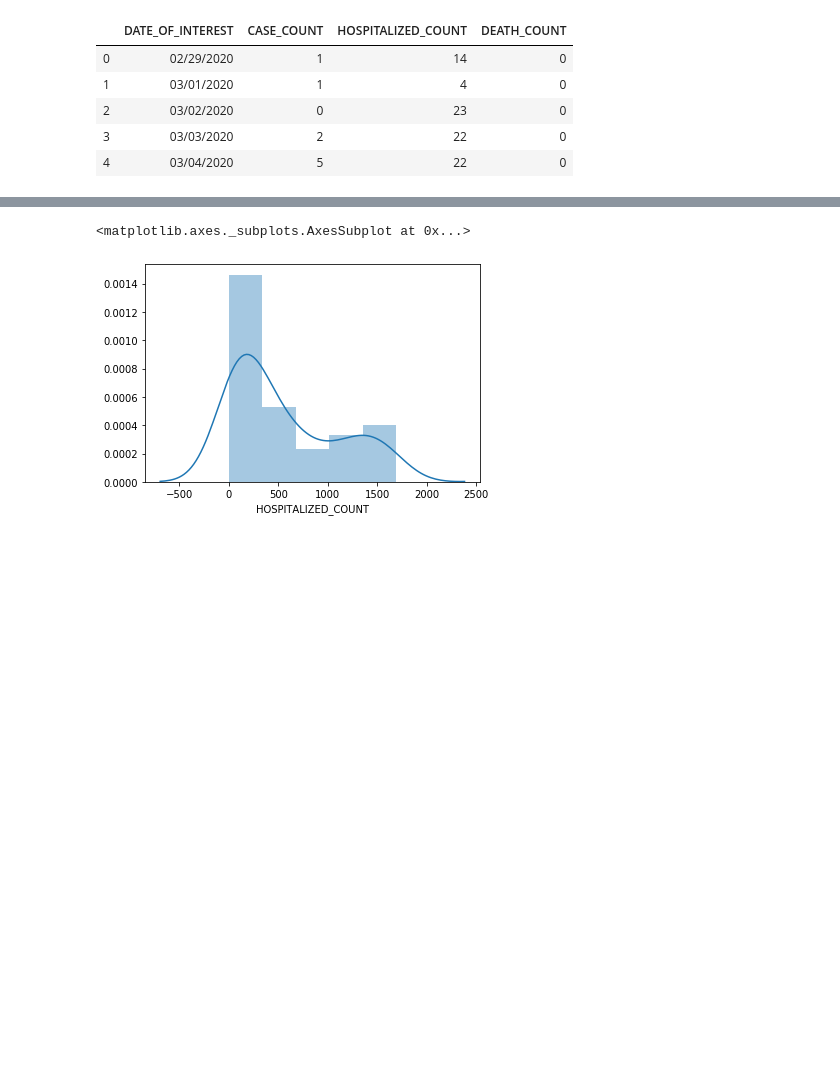
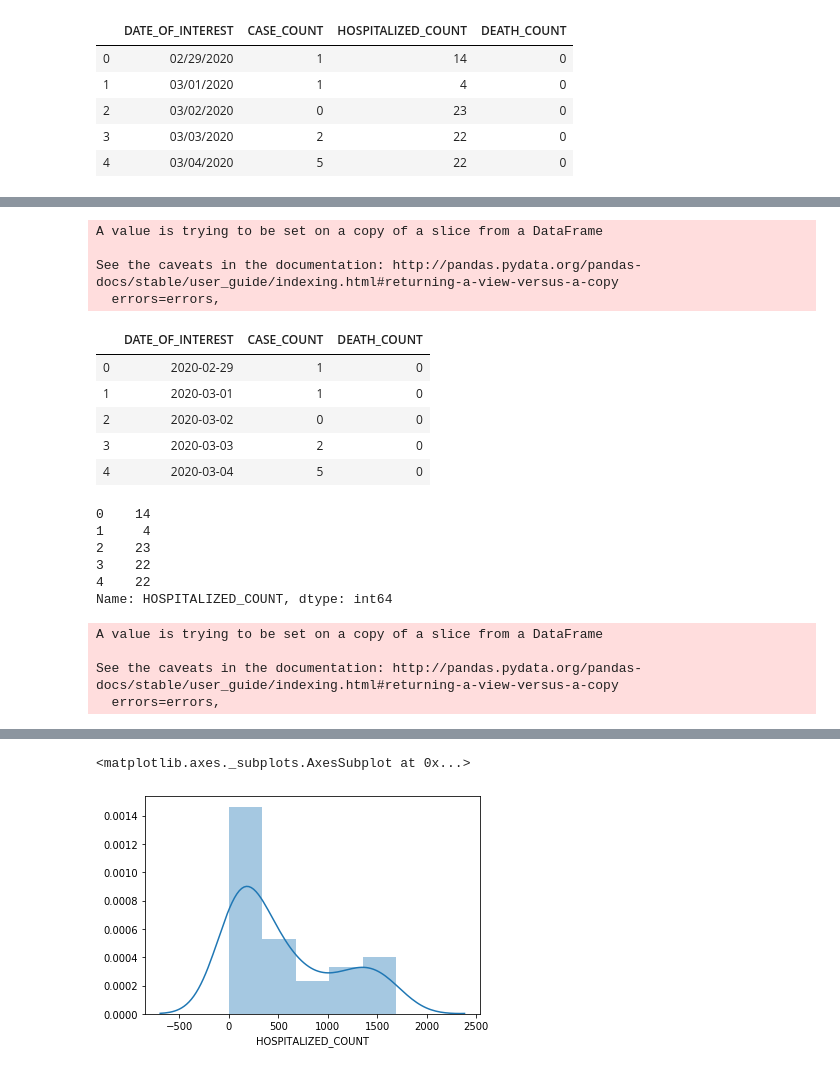
Before and after one commit to sprerak48/team-mavericks-coronaviruspredictions, a Jupyter notebook: src/python/Initial EDA .ipynb, the cells around one changed output, grey strips where cells are left out. Drawn from its saved outputs; the diff is of its cells as text; code cells hidden in the pictures; blank space fills up the shorter version.

```diff
--- a/src/python/Initial EDA .ipynb
+++ b/src/python/Initial EDA .ipynb
@@ -26,0 +50,25 @@ df.head()
+# %%
+train_df.drop(['HOSPITALIZED_COUNT'], axis=1,inplace=True)
+# %% [output]
+A value is trying to be set on a copy of a slice from a DataFrame
+
+See the caveats in the documentation: http://pandas.pydata.org/pandas-docs/stable/user_guide/indexing.html#returning-a-view-versus-a-copy
+  errors=errors,
+# %%
+train_df.head()   #X_train
+# %% [output]
+|  | DATE_OF_INTEREST | CASE_COUNT | DEATH_COUNT |
+| 0 | 2020-02-29 | 1 | 0 |
+| 1 | 2020-03-01 | 1 | 0 |
+| 2 | 2020-03-02 | 0 | 0 |
+| 3 | 2020-03-03 | 2 | 0 |
+| 4 | 2020-03-04 | 5 | 0 |
+# %%
+train_true_labels[:5] #y_train
+# %% [output]
+0    14
+1     4
+2    23
+3    22
+4    22
+Name: HOSPITALIZED_COUNT, dtype: int64
@@ -26,0 +79,7 @@ df.head()
+# %%
+actual_label_df.drop(['HOSPITALIZED_COUNT'], axis=1,inplace=True)
+# %% [output]
+A value is trying to be set on a copy of a slice from a DataFrame
+
+See the caveats in the documentation: http://pandas.pydata.org/pandas-docs/stable/user_guide/indexing.html#returning-a-view-versus-a-copy
+  errors=errors,
```
Also changed, not shown: parts of 19 cells of this notebook.
